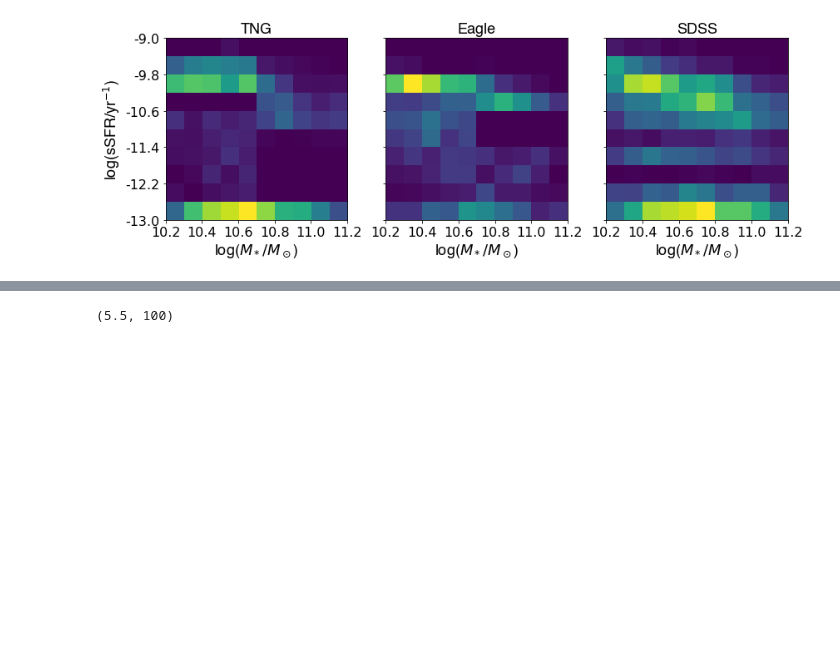
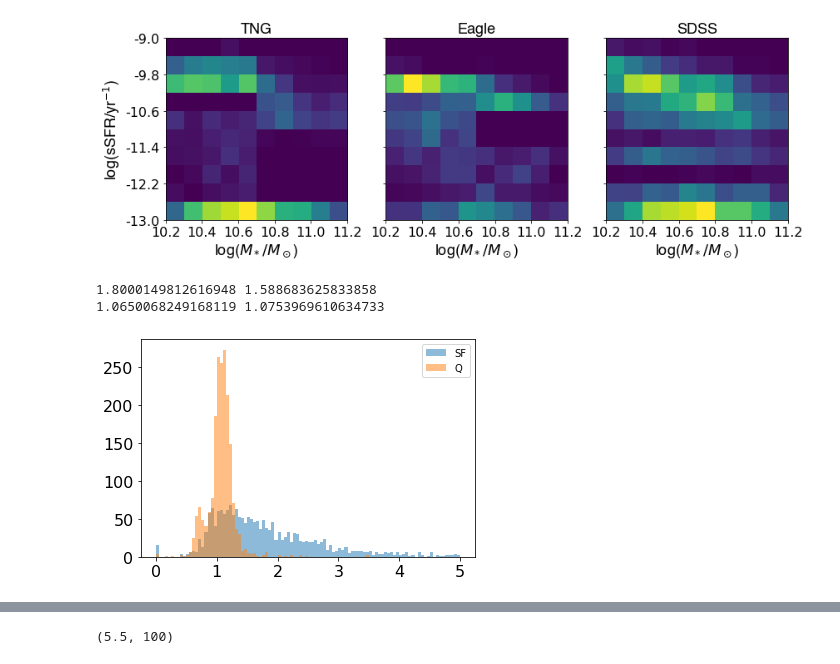
Before and after one commit to milchada/eFEDS, a Jupyter notebook: stacking_analysis.ipynb, the cells around one changed output, grey strips where cells are left out. Drawn from its saved outputs; the diff is of its cells as text; code cells hidden in the pictures; blank space fills up the shorter version.

```diff
--- a/stacking_analysis.ipynb
+++ b/stacking_analysis.ipynb
@@ -524,3 +524,31 @@ plt.tight_layout()
 plt.savefig('../mstar-ssfr-hist.png')
 # %% [output]
 [figure]
+# %%
+mpa_gran = pd.read_csv('../mpa-jhu-granada.csv',header=1)
+mpa_gran = mpa_gran[(mpa_gran['logMass'] > 10.2)*(mpa_gran['logMass'] < 11.2)]
+mpa_gran.insert(0, 'mpa-ssfr', mpa_gran['sfr_tot_p50']/mpa_gran['lgm_tot_p50'])
+sort = np.argsort(mpa_gran['ssfr'].values)
+mpa = mpa_gran.iloc[sort]
+sf = mpa[int(2*len(mpa)/3):]
+q = mpa[:int(len(mpa)/3)]
+# %%
+alpha = 0.347*9.05e28
+beta = 0.347*1.62e39
+lx_mpa_sf = (10**sf['lgm_tot_p50'])*alpha + (10**sf['sfr_tot_p50'])*beta
+lx_gran_sf = (10**sf['logMass'])*alpha + 10**(sf['ssfr']-9)*beta
+lx_mpa_q = (10**q['lgm_tot_p50'])*alpha + (10**q['sfr_tot_p50'])*beta
+lx_gran_q = (10**q['logMass'])*alpha + 10**(q['ssfr']-9)*beta
+ratio_sf = lx_mpa_sf/lx_gran_sf
+ratio_q = lx_mpa_q/lx_gran_q
+_ = plt.hist(ratio_sf, range=(0,5), bins=100, label='SF', alpha=0.5)
+_ = plt.hist(ratio_q, range=(0,5), bins=100, label='Q', alpha=0.5)
+plt.legend()
+ratio_sf = ratio_sf[(ratio_sf > 0)*(ratio_sf < 5)]
+ratio_q = ratio_q[(ratio_q > 0)*(ratio_q < 5)]
+print(ratio_sf.mean(), np.median(ratio_sf))
+print(ratio_q.mean(), np.median(ratio_q))
+# %% [output]
+1.8000149812616948 1.588683625833858
+1.0650068249168119 1.0753969610634733
+[figure, added]
```
Also changed, not shown: parts of 14 cells of this notebook.
